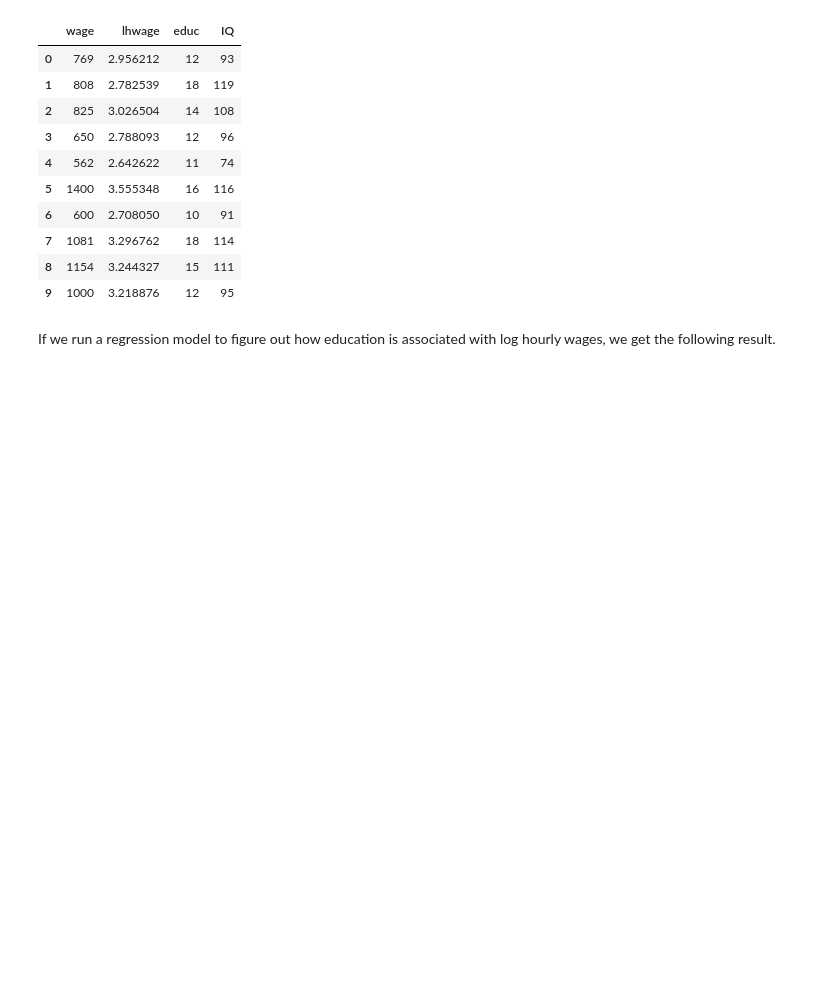
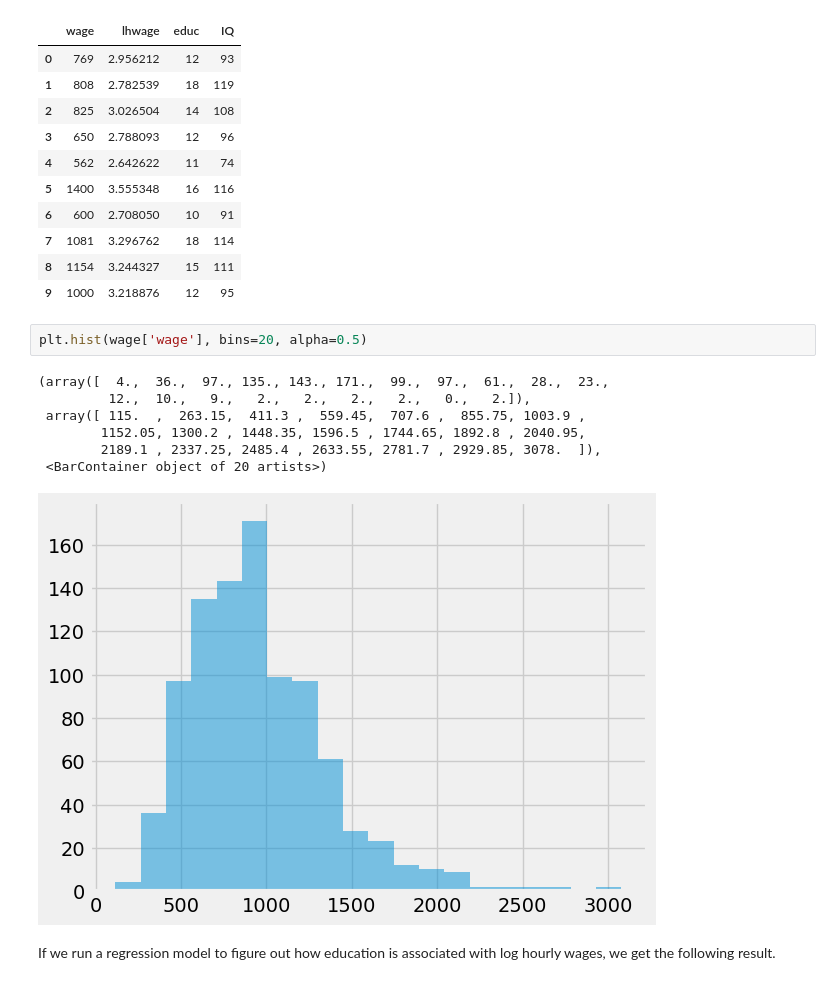
Before and after one commit to orionstar1987/python-causality-handbook, a Jupyter notebook: causal-inference-for-the-brave-and-true/06-Grouped-and-Dummy-Regression.ipynb, the cells around one changed output. Drawn from its saved outputs; the diff is of its cells as text; blank space fills up the shorter version.

```diff
--- a/causal-inference-for-the-brave-and-true/06-Grouped-and-Dummy-Regression.ipynb
+++ b/causal-inference-for-the-brave-and-true/06-Grouped-and-Dummy-Regression.ipynb
@@ -63,6 +63,16 @@ wage.head(10)
 | 7 | 1081 | 3.296762 | 18 | 114 |
 | 8 | 1154 | 3.244327 | 15 | 111 |
 | 9 | 1000 | 3.218876 | 12 | 95 |
+# %%
+plt.hist(wage['wage'], bins=20, alpha=0.5)
+# %% [output]
+(array([  4.,  36.,  97., 135., 143., 171.,  99.,  97.,  61.,  28.,  23.,
+         12.,  10.,   9.,   2.,   2.,   2.,   2.,   0.,   2.]),
+ array([ 115.  ,  263.15,  411.3 ,  559.45,  707.6 ,  855.75, 1003.9 ,
+        1152.05, 1300.2 , 1448.35, 1596.5 , 1744.65, 1892.8 , 2040.95,
+        2189.1 , 2337.25, 2485.4 , 2633.55, 2781.7 , 2929.85, 3078.  ]),
+ <BarContainer object of 20 artists>)
+[figure, added]
 # %% [markdown]
 If we run a regression model to figure out how education is associated with log hourly wages, we get the following result.
 # %%
```
Also changed, not shown: parts of 1 cell of this notebook, 2 other files.
